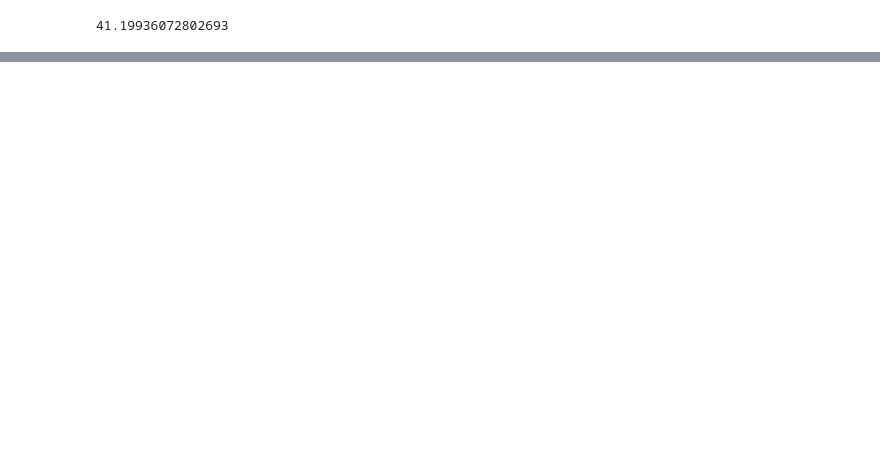
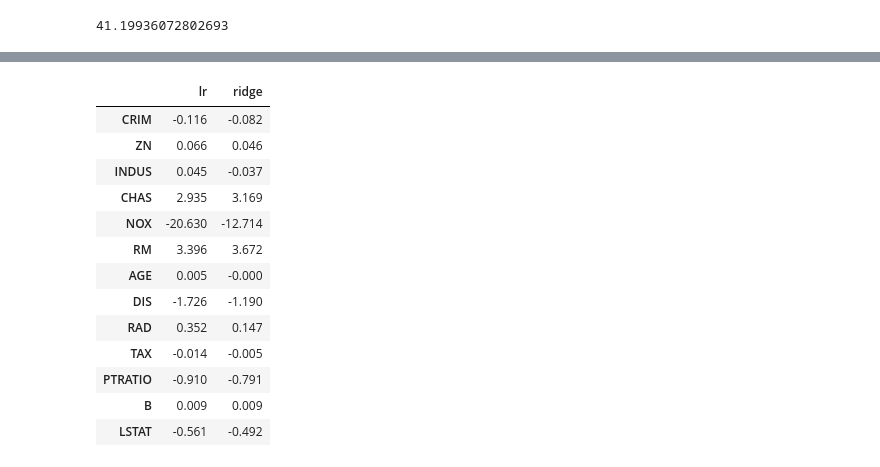
Before and after one commit to choigww/dev-mooc, a Jupyter notebook: data-science/asiae/homework/linear-regression.ipynb, the cells around one changed output, grey strips where cells are left out. Saved outputs shown, nothing was run; the diff lists cells and outputs as text; code cells hidden in the pictures; blank space fills up the shorter version.

```diff
--- a/data-science/asiae/homework/linear-regression.ipynb
+++ b/data-science/asiae/homework/linear-regression.ipynb
@@ -151,0 +198,18 @@ lr.intercept_
+# %%
+ridge_coef = pd.DataFrame(np.round(ridge_best.coef_, 3), index=boston_df.columns[:-1], columns=['ridge'])
+pd.concat([lr_coef, ridge_coef], axis=1)
+# %% [output]
+|  | lr | ridge |
+| CRIM | -0.116 | -0.082 |
+| ZN | 0.066 | 0.046 |
+| INDUS | 0.045 | -0.037 |
+| CHAS | 2.935 | 3.169 |
+| NOX | -20.630 | -12.714 |
+| RM | 3.396 | 3.672 |
+| AGE | 0.005 | -0.000 |
+| DIS | -1.726 | -1.190 |
+| RAD | 0.352 | 0.147 |
+| TAX | -0.014 | -0.005 |
+| PTRATIO | -0.910 | -0.791 |
+| B | 0.009 | 0.009 |
+| LSTAT | -0.561 | -0.492 |
```
Also changed, not shown: parts of 15 cells of this notebook, 3 other files.
